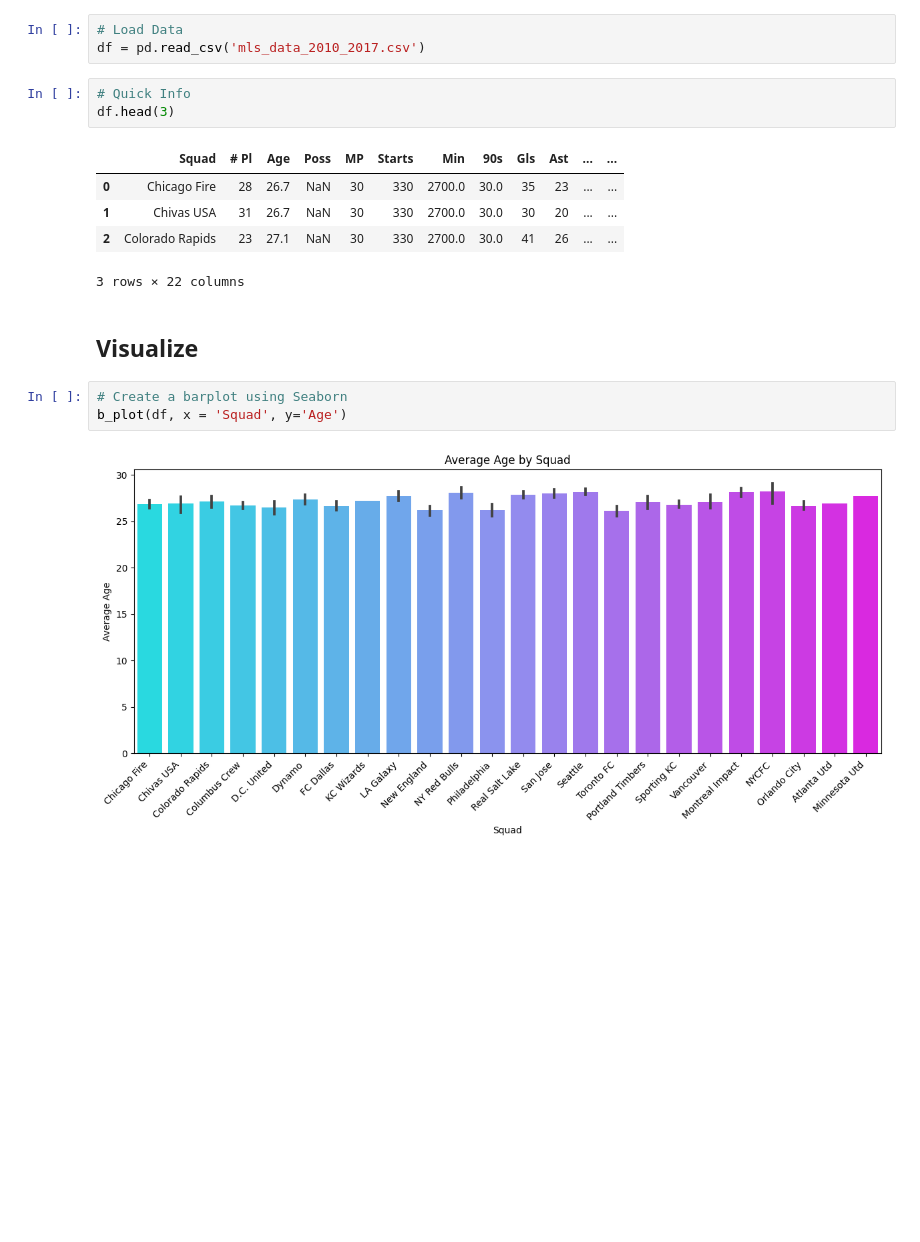
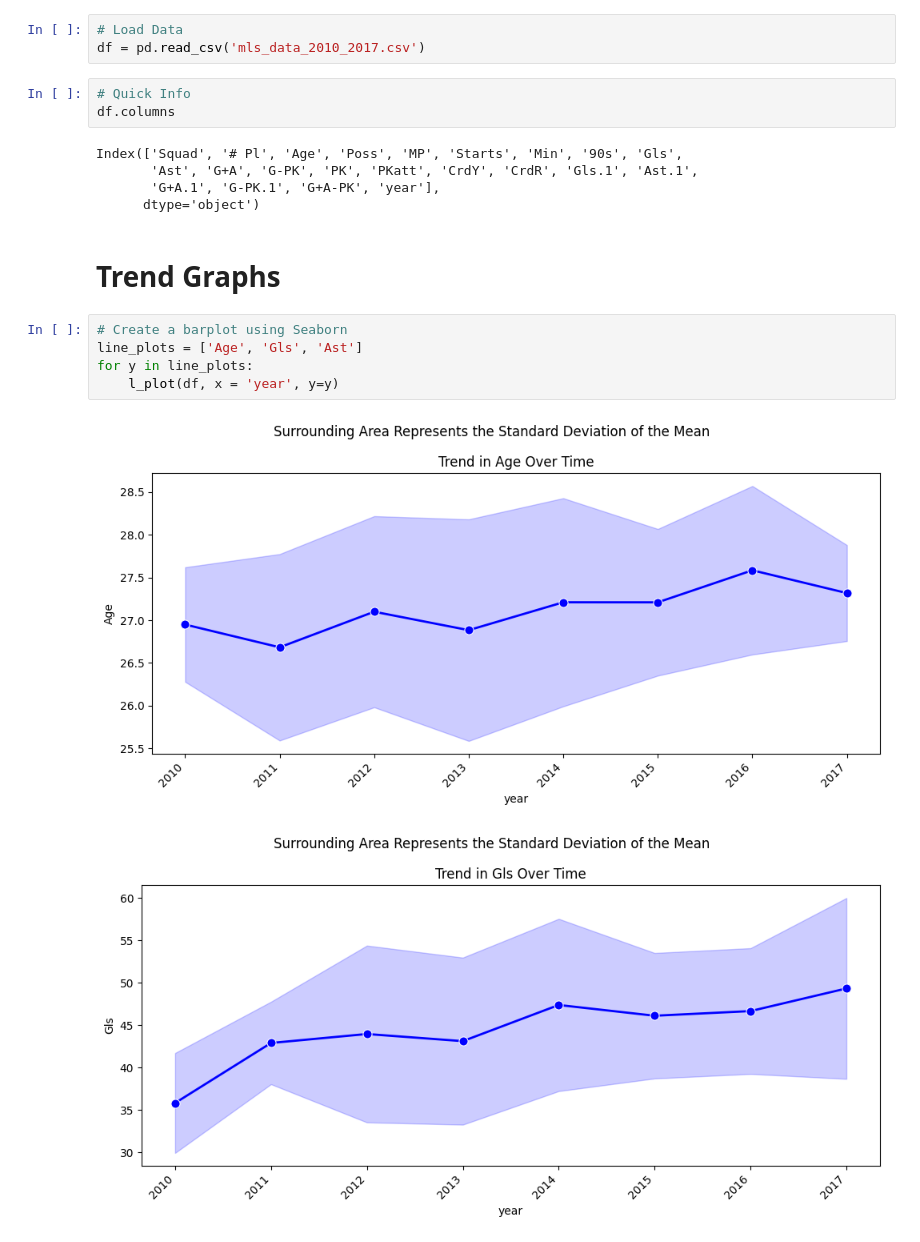
Before and after one commit to mngoh/mlsModel, a Jupyter notebook: 1_eda.ipynb, the cells around one changed output. Cells and saved outputs as stored; diff of their text form; blank space fills up the shorter version.

```diff
--- a/1_eda.ipynb
+++ b/1_eda.ipynb
@@ -16,17 +16,19 @@ from funcs import b_plot
 df = pd.read_csv('mls_data_2010_2017.csv')
 # %%
 # Quick Info
-df.head(3)
+df.columns
 # %% [output]
-|  | Squad | # Pl | Age | Poss | MP | Starts | Min | 90s | Gls | Ast | ... | ... |
-| 0 | Chicago Fire | 28 | 26.7 | NaN | 30 | 330 | 2700.0 | 30.0 | 35 | 23 | ... | ... |
-| 1 | Chivas USA | 31 | 26.7 | NaN | 30 | 330 | 2700.0 | 30.0 | 30 | 20 | ... | ... |
-| 2 | Colorado Rapids | 23 | 27.1 | NaN | 30 | 330 | 2700.0 | 30.0 | 41 | 26 | ... | ... |
-3 rows × 22 columns
+Index(['Squad', '# Pl', 'Age', 'Poss', 'MP', 'Starts', 'Min', '90s', 'Gls',
+       'Ast', 'G+A', 'G-PK', 'PK', 'PKatt', 'CrdY', 'CrdR', 'Gls.1', 'Ast.1',
+       'G+A.1', 'G-PK.1', 'G+A-PK', 'year'],
+      dtype='object')
-# %% [markdown]
-## Visualize
+# %% [markdown]
+# Trend Graphs
 # %%
 # Create a barplot using Seaborn
-b_plot(df, x = 'Squad', y='Age')
+line_plots = ['Age', 'Gls', 'Ast']
+for y in line_plots:
+    l_plot(df, x = 'year', y=y)
 # %% [output]
-[figure, old version]
+[figure, new version]
+[figure, added]
```
Also changed, not shown: parts of 7 cells of this notebook, 1 other file.
